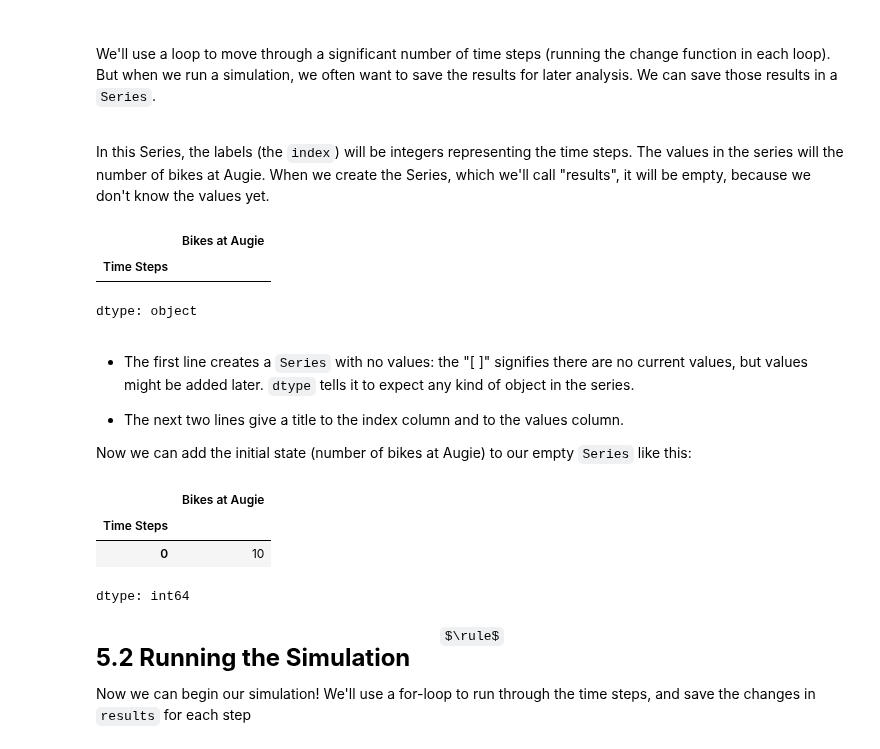
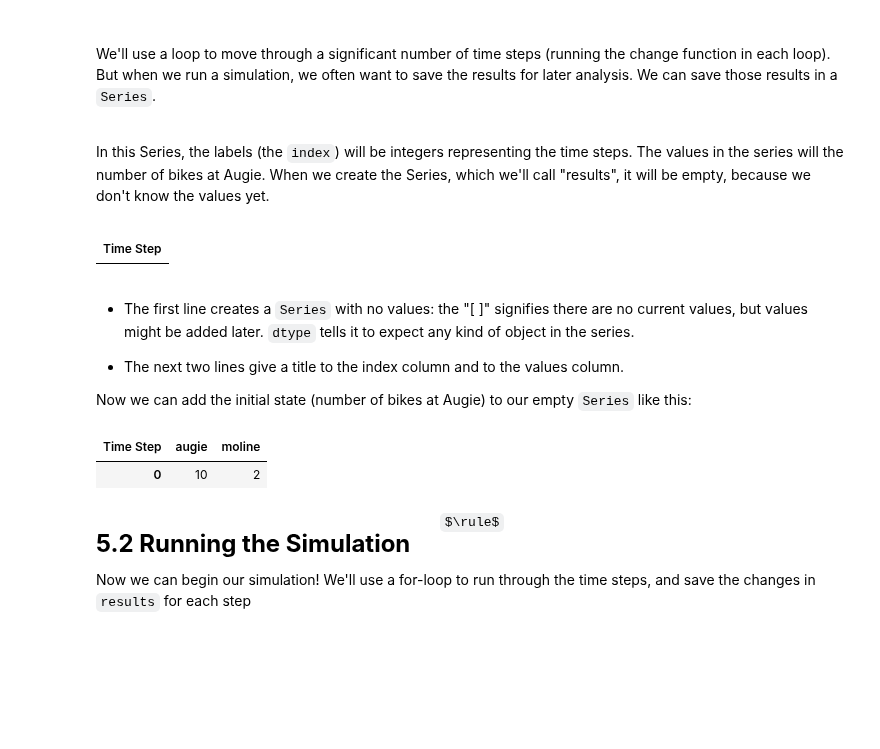
Before and after one commit to dr-bankert-augustana/PHYS_200, a Jupyter notebook: Lessons/Module_3/Lesson_3_1.ipynb, the cells around one changed output. Drawn from its saved outputs; the diff is of its cells as text; code cells hidden in the pictures; some formulas as TeX source; blank space fills up the shorter version.

```diff
--- a/Lessons/Module_3/Lesson_3_1.ipynb
+++ b/Lessons/Module_3/Lesson_3_1.ipynb
@@ -732,15 +722,14 @@ We'll use a loop to move through a significant number of time steps (running the
 
 In this Series, the labels (the `index`) will be integers representing the time steps.  The values in the series will the number of bikes at Augie.  When we create the Series, which we'll call "results", it will be empty, because we don't know the values yet.
 # %%
-results = pd.Series([], dtype=object)
-results.name='Bikes at Augie'
-results.index.name = 'Time Steps'
+state_history = pd.DataFrame()
+state_history.name='Bikes at Augie'
+state_history.index.name = 'Time Step'
 
-display(results)
+display(state_history)
 # %% [output]
-|  | Bikes at Augie |
-| Time Steps |  |
+|  |
+| Time Step |
-dtype: object
 # %% [markdown]
 * The first line creates a `Series` with no values: the "[ ]" signifies there are no current values, but values might be added later. `dtype` tells it to expect any kind of object in the series.
 
@@ -748,14 +737,15 @@ dtype: object
 
 Now we can add the initial state (number of bikes at Augie) to our empty `Series` like this:
 # %%
-bikeshare = pd.Series(dict(augie=10,moline=2),name="Number of Bikes")
-results[0] = bikeshare.augie
-results
+state_initial = pd.Series({"augie" : 10, "moline" : 2}, name = "Number of Bikes")
+state_history[0] = state_initial
+
+state_history = state_history.T
+
+display(state_history)
 # %% [output]
-|  | Bikes at Augie |
-| Time Steps |  |
-| 0 | 10 |
+| Time Step | augie | moline |
+| 0 | 10 | 2 |
-dtype: int64
 # %% [markdown]
 <center>$\rule$</center>
 
```
Also changed, not shown: parts of 7 cells of this notebook.
